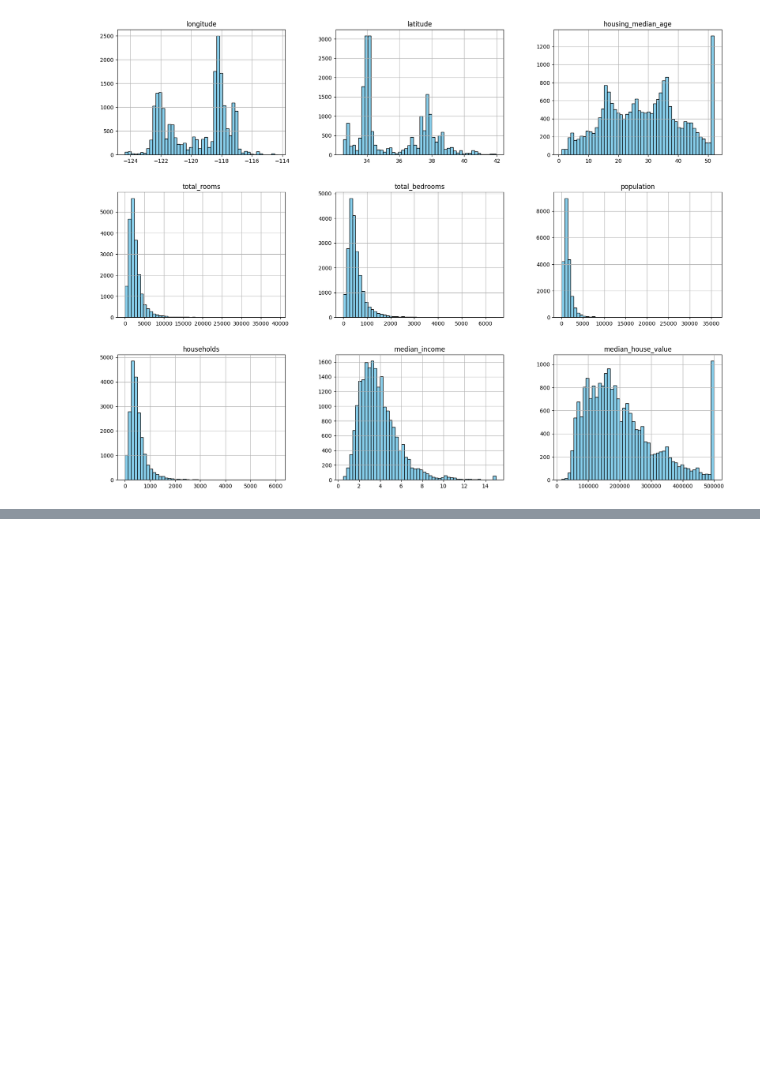
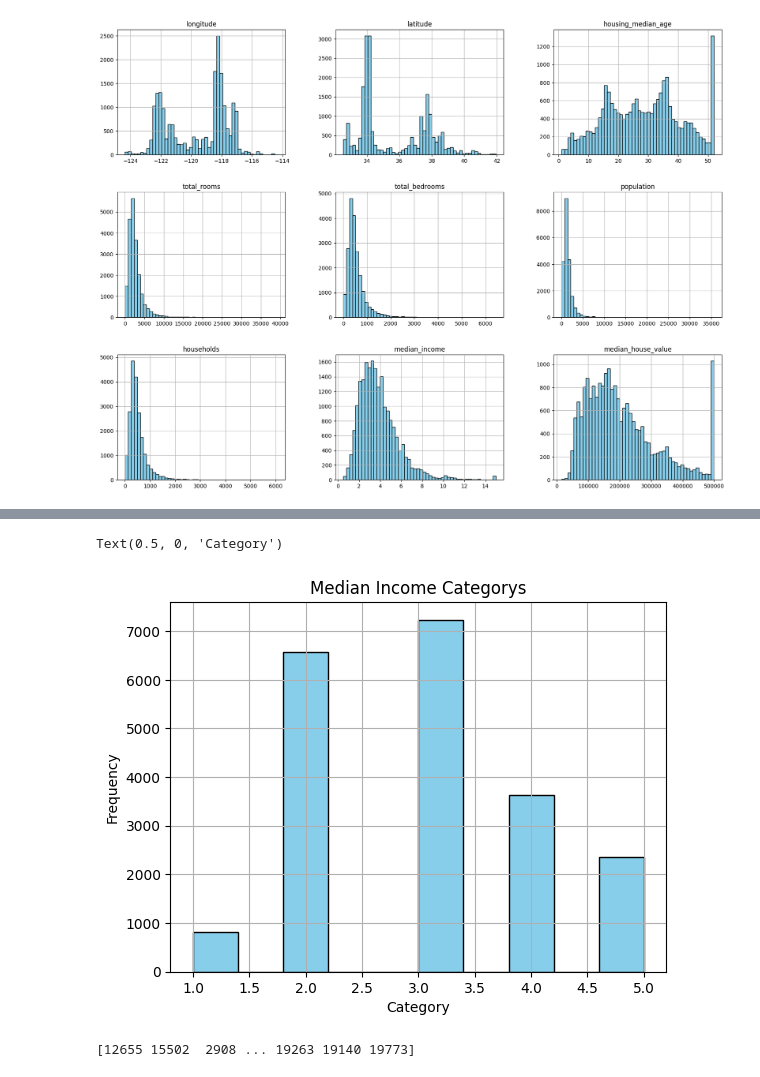
Before and after one commit to iranhonorato/Machine-Learning-Auto-Estudo, a Jupyter notebook: supervised learning/housing_prices.ipynb, the cells around one changed output, grey strips where cells are left out. Cells and saved outputs as stored; diff of their text form; code cells hidden in the pictures; blank space fills up the shorter version.

Commit message:
feat: Estudando estratificação e sampling bias

```diff
--- a/supervised learning/housing_prices.ipynb
+++ b/supervised learning/housing_prices.ipynb
@@ -54,0 +65,13 @@ plt.show()
+# %%
+# Vamos estratificar a feature median_income em categorias
+housing["income_cat"] = pd.cut(
+    housing["median_income"],
+    bins=[0.0, 1.5, 3.0, 4.5, 6.0, float('inf')],
+    labels=[1, 2, 3, 4, 5])
+
+# 0.0 a 1.5 (15k) -> 1
+# 1.5 a 3.0 -> 2
+# 3.0 a 4.5 - > 3
+# 4.5 a 6.0 -> 4
+# 6.0 a inf - > 5
+housing["income_cat"]
@@ -54,0 +106,25 @@ plt.show()
+# %%
+housing["income_cat"].hist(bins=10, color='skyblue', edgecolor='black')
+plt.title("Median Income Categorys")
+plt.ylabel("Frequency")
+plt.xlabel("Category")
+# %% [output]
+Text(0.5, 0, 'Category')
+[figure, added]
+# %%
+# Utilizando o StratifiedShuffleSplit, um gerador de índices de treino e teste
+# que garante que a distribuição de uma variável categórica seja preservada nos dois conjuntos.
+
+from sklearn.model_selection import StratifiedShuffleSplit
+
+split = StratifiedShuffleSplit(n_splits=1, test_size=0.2, random_state=42)
+# n_splits=1 -> Crie uma única divisão treino–teste
+
+
+# o Oétodo split recebe o as features (housing) e a variável para estratificação (housing["income_cat"])
+# O método split retorna um iterador (generator) de pares (train_idx, test_idx) onde cada um é um array de índices inteiros
+for train_idx, test_idx in split.split(housing, housing["income_cat"]):
+    strat_train_set = housing.loc[train_idx]
+    strat_test_set = housing.loc[test_idx]
+# %% [output]
+[12655 15502  2908 ... 19263 19140 19773]
```
Also changed, not shown: parts of 7 cells of this notebook.
